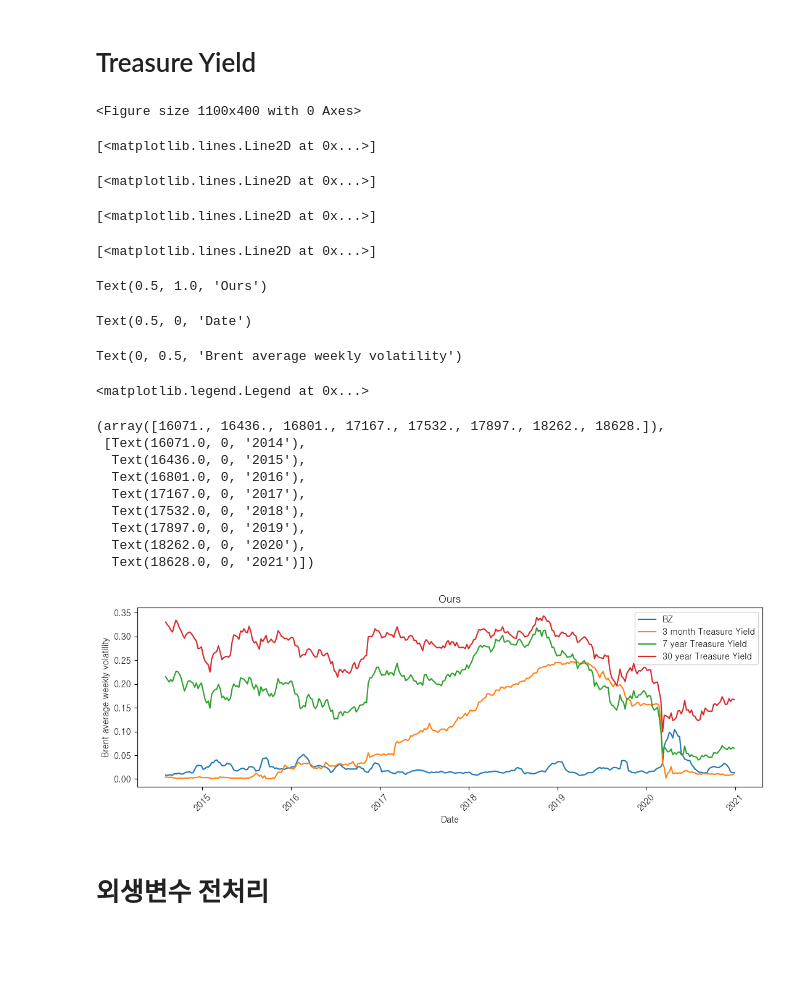
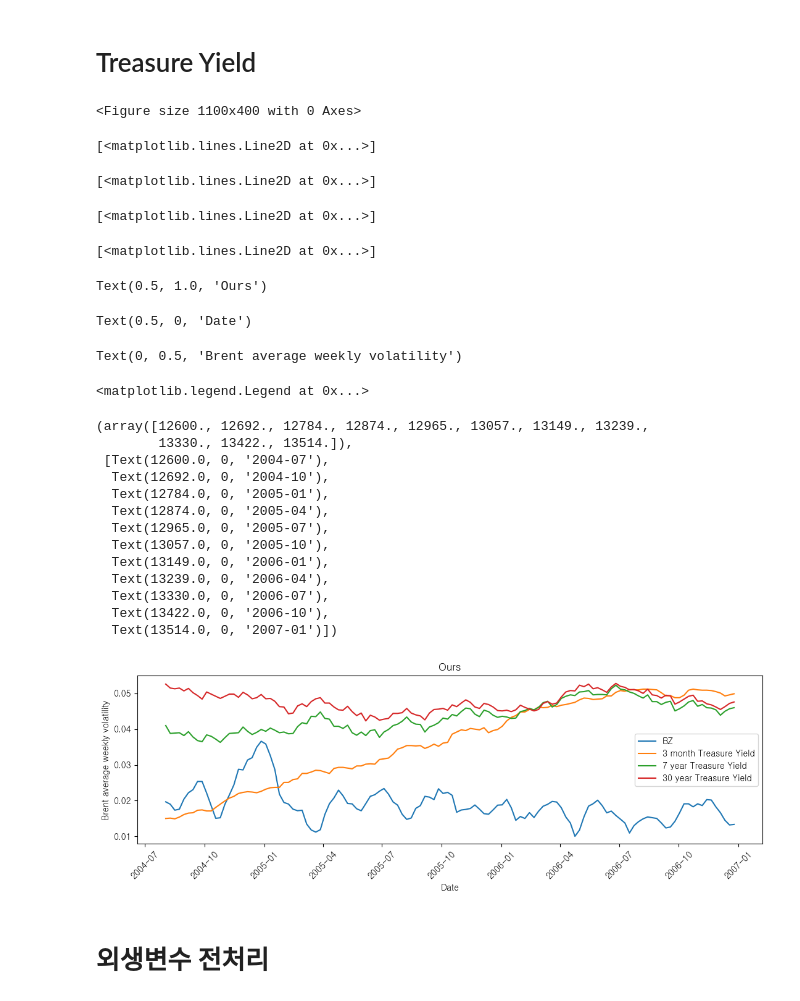
Before and after one commit to kimjuhwan1234/Volatility_Forecasting, a Jupyter notebook: preprocessing.ipynb, the cells around one changed output. Cells and saved outputs as stored; diff of their text form; code cells hidden in the pictures; blank space fills up the shorter version.

```diff
--- a/preprocessing.ipynb
+++ b/preprocessing.ipynb
@@ -479,37 +501,41 @@ yield_7_df = yield_7_df.resample('W-MON').last()
 yield_30_df = yield_30_df.resample('W-MON').last()
 # %%
 plt.figure(figsize=(11, 4))
-plt.plot(BZ_vol.loc['2014-08-01':'2020-12-31'], label='BZ')
-plt.plot(yield_3m_df.loc['2014-08-01':'2020-12-31']/1000, label='3 month Treasure Yield')
-plt.plot(yield_7_df.loc['2014-08-01':'2020-12-31']/1000, label='7 year Treasure Yield')
-plt.plot(yield_30_df.loc['2014-08-01':'2020-12-31']/1000, label='30 year Treasure Yield')
+plt.plot(BZ_vol.loc['2004-08-01':'2006-12-31'], label='BZ')
+plt.plot(yield_3m_df.loc['2004-08-01':'2006-12-31']/10000, label='3 month Treasure Yield')
+plt.plot(yield_7_df.loc['2004-08-01':'2006-12-31']/10000, label='7 year Treasure Yield')
+plt.plot(yield_30_df.loc['2004-08-01':'2006-12-31']/10000, label='30 year Treasure Yield')
 plt.title('Ours')
 plt.xlabel('Date')
 plt.ylabel('Brent average weekly volatility')
 plt.legend()
 plt.xticks(rotation=45)
 plt.tight_layout()
 plt.show()
 # %% [output]
 <Figure size 1100x400 with 0 Axes>
 [<matplotlib.lines.Line2D at 0x...>]
 [<matplotlib.lines.Line2D at 0x...>]
 [<matplotlib.lines.Line2D at 0x...>]
 [<matplotlib.lines.Line2D at 0x...>]
 Text(0.5, 1.0, 'Ours')
 Text(0.5, 0, 'Date')
 Text(0, 0.5, 'Brent average weekly volatility')
 <matplotlib.legend.Legend at 0x...>
-(array([16071., 16436., 16801., 17167., 17532., 17897., 18262., 18628.]),
- [Text(16071.0, 0, '2014'),
-  Text(16436.0, 0, '2015'),
-  Text(16801.0, 0, '2016'),
-  Text(17167.0, 0, '2017'),
-  Text(17532.0, 0, '2018'),
-  Text(17897.0, 0, '2019'),
-  Text(18262.0, 0, '2020'),
-  Text(18628.0, 0, '2021')])
+(array([12600., 12692., 12784., 12874., 12965., 13057., 13149., 13239.,
+        13330., 13422., 13514.]),
+ [Text(12600.0, 0, '2004-07'),
+  Text(12692.0, 0, '2004-10'),
+  Text(12784.0, 0, '2005-01'),
+  Text(12874.0, 0, '2005-04'),
+  Text(12965.0, 0, '2005-07'),
+  Text(13057.0, 0, '2005-10'),
+  Text(13149.0, 0, '2006-01'),
+  Text(13239.0, 0, '2006-04'),
+  Text(13330.0, 0, '2006-07'),
+  Text(13422.0, 0, '2006-10'),
+  Text(13514.0, 0, '2007-01')])
-[figure, old version]
+[figure, new version]
 # %% [markdown]
 # 외생변수 전처리
 # %%
```
Also changed, not shown: parts of 10 cells of this notebook.
